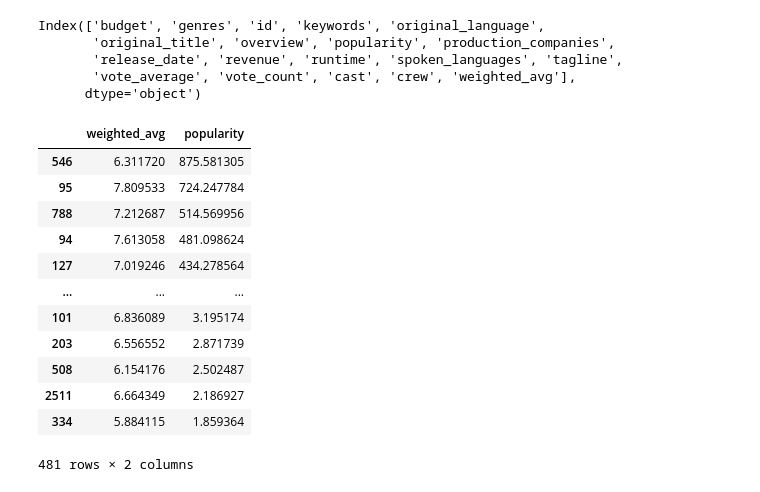
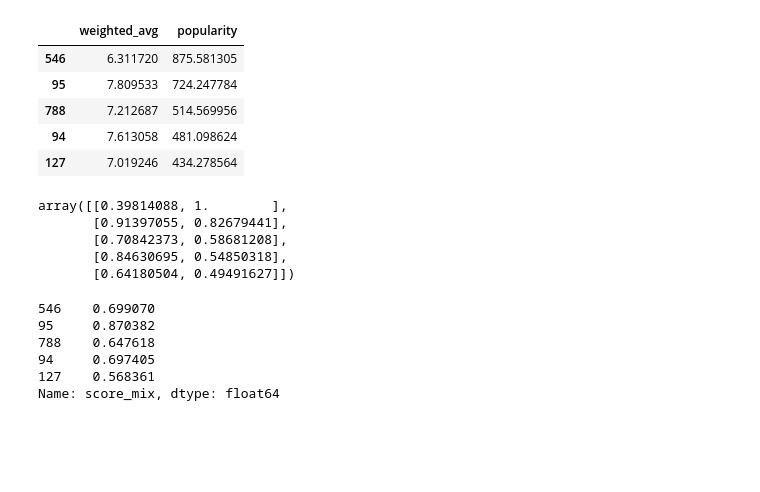
Before and after one commit to KasraK2K/project-base-recsys, a Jupyter notebook: avg_weighted_popularity_recommendation.ipynb, the cells around one changed output. Drawn from its saved outputs; the diff is of its cells as text; code cells hidden in the pictures; blank space fills up the shorter version.

```diff
--- a/avg_weighted_popularity_recommendation.ipynb
+++ b/avg_weighted_popularity_recommendation.ipynb
@@ -29,36 +33,36 @@ popularity = data.sort_values(by="popularity", ascending=False)
 # %%
 scaling = MinMaxScaler()
-# %%
-popularity.columns
-# %% [output]
-Index(['budget', 'genres', 'id', 'keywords', 'original_language',
-       'original_title', 'overview', 'popularity', 'production_companies',
-       'release_date', 'revenue', 'runtime', 'spoken_languages', 'tagline',
-       'vote_average', 'vote_count', 'cast', 'crew', 'weighted_avg'],
-      dtype='object')
 # %%
-popularity[["weighted_avg", "popularity"]]
+popularity[["weighted_avg", "popularity"]].head()
 # %% [output]
 |  | weighted_avg | popularity |
 | 546 | 6.311720 | 875.581305 |
 | 95 | 7.809533 | 724.247784 |
 | 788 | 7.212687 | 514.569956 |
 | 94 | 7.613058 | 481.098624 |
 | 127 | 7.019246 | 434.278564 |
-| ... | ... | ... |
-| 101 | 6.836089 | 3.195174 |
-| 203 | 6.556552 | 2.871739 |
-| 508 | 6.154176 | 2.502487 |
-| 2511 | 6.664349 | 2.186927 |
-| 334 | 5.884115 | 1.859364 |
-481 rows × 2 columns
 # %%
 df_scaled = scaling.fit_transform(popularity[["weighted_avg", "popularity"]])
+df_scaled[:5]
+# %% [output]
+array([[0.39814088, 1.        ],
+       [0.91397055, 0.82679441],
+       [0.70842373, 0.58681208],
+       [0.84630695, 0.54850318],
+       [0.64180504, 0.49491627]])
 # %%
 popularity[["weighted_avg_scaled", "popularity_scaled"]] = df_scaled
 # %%
 popularity["score_mix"] = (
     popularity["weighted_avg_scaled"] * 0.5 + popularity["popularity_scaled"] * 0.50
 )
+popularity["score_mix"].head()
+# %% [output]
+546    0.699070
+95     0.870382
+788    0.647618
+94     0.697405
+127    0.568361
+Name: score_mix, dtype: float64
 # %%
 popularity_sorted = popularity.sort_values(by="score_mix", ascending=False)
```
Also changed, not shown: parts of 5 cells of this notebook, 1 other file.
